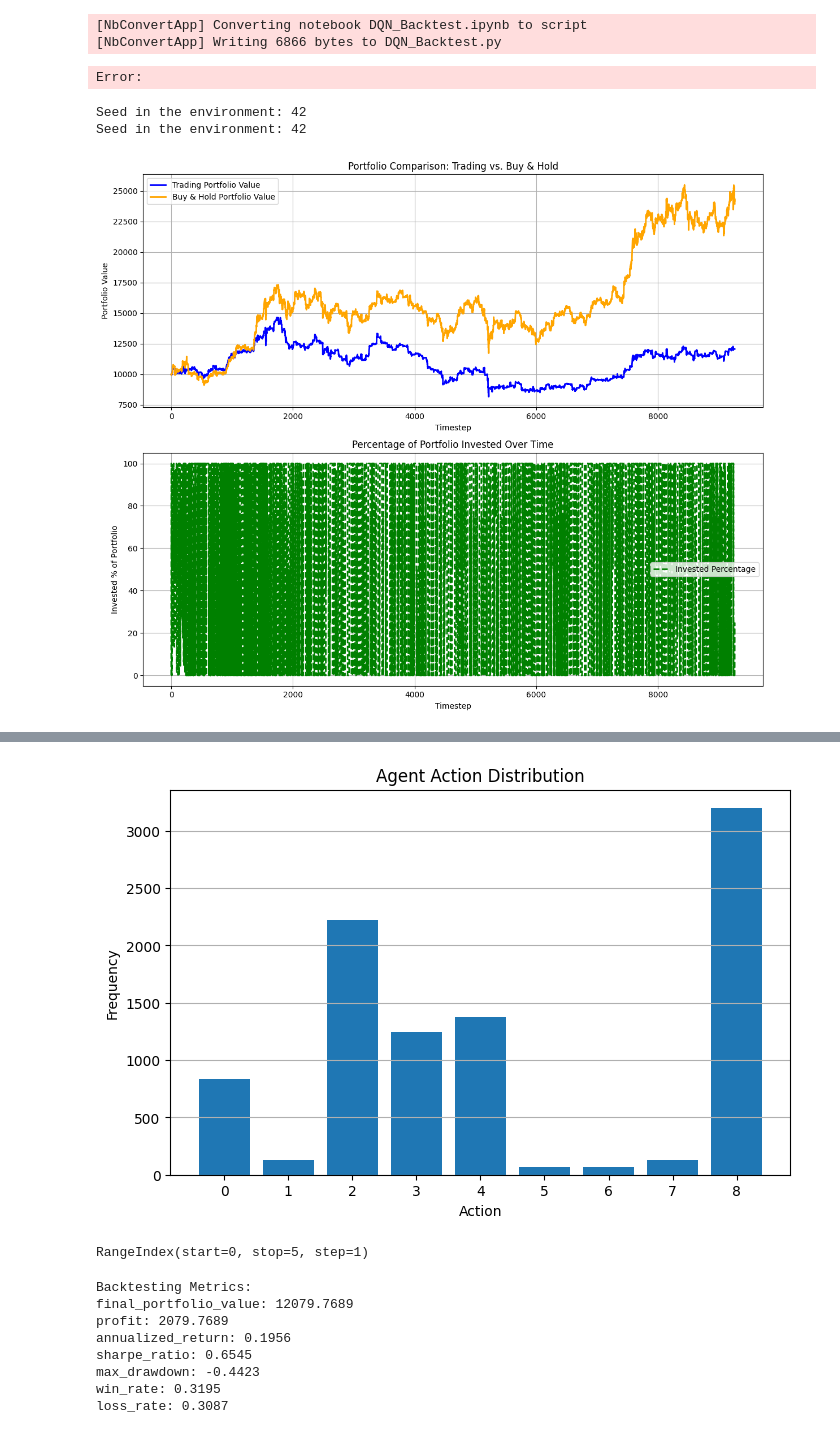
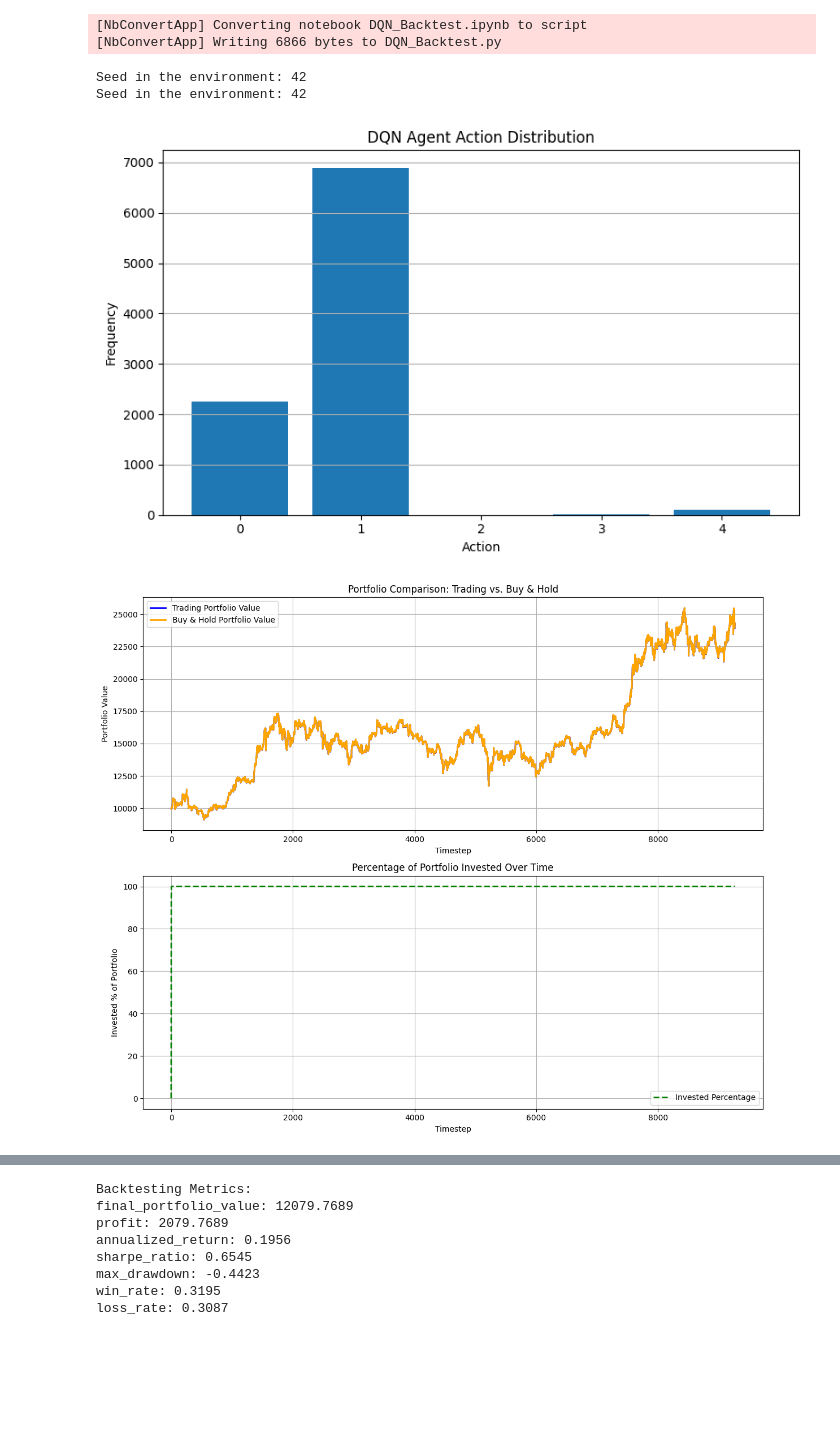
Before and after one commit to TrxtanF/Studienarbeit, a Jupyter notebook: Backtesting/RL_Backtest_Agents/DQN_Backtest.ipynb, the cells around one changed output, grey strips where cells are left out. Drawn from its saved outputs; the diff is of its cells as text; code cells hidden in the pictures; blank space fills up the shorter version.

Commit message:
DQN-Agenten

```diff
--- a/Backtesting/RL_Backtest_Agents/DQN_Backtest.ipynb
+++ b/Backtesting/RL_Backtest_Agents/DQN_Backtest.ipynb
@@ -23,9 +23,10 @@ from Environment.environment_withoutPortfolio import TradingEnv_withoutPortfolio
 import pandas as pd
 import numpy as np
 import os
+from collections import Counter
 import matplotlib.pyplot as plt
 
-MODEL_PATH = ''
+MODEL_NAME = 'DQN_optuna3_10K_timesteps'
 
 TradingEnv = TradingEnv_withPortfolio
 #TradingEnv = TradingEnv_withoutPortfolio
@@ -53,7 +54,7 @@ def run_dqn_backtest_v1():
 
     test_data_path = os.path.join(BASE_DIR, '..', '..', 'Transform_data', 'stand_data', '2025-2024_stand_data.csv')
     scaler_path = os.path.join(BASE_DIR, '..', '..', 'Transform_data', 'scaler.pkl')
-    model_path = os.path.join(BASE_DIR, '..', '..', 'Agents', 'DQN', MODEL_PATH)
+    model_path = os.path.join(BASE_DIR, '..', '..', 'Agents', 'DQN', MODEL_NAME)
 
     # === Daten laden ===
     test_data = pd.read_csv(test_data_path)
@@ -76,7 +77,7 @@ def run_dqn_backtest_v1():
     # === Environment vorbereiten ===
     test_env = TradingEnv(
         data=test_data,
-        initial_cash=1,
+        initial_cash=10000,
         window_size=336,
         scaler_path=scaler_path,
         default_seed=SEED
@@ -118,16 +119,16 @@ def run_dqn_backtest_v1():
     plt.tight_layout()
     plt.show()
 
+    test_env.render(mode='human')
     return {
         "portfolio": portfolio_series,
         "actions": action_list
     }
-# %% [output]
-Error:
 # %%
-dqn_result = run_dqn_backtest()
+dqn_result = run_dqn_backtest_v1()
 print(dqn_result["portfolio"].index[:5])
 # %% [output]
 Seed in the environment: 42
 Seed in the environment: 42
-[figure, old version]
+[figure, new version]
+[figure, new version]
@@ -135,5 +139,3 @@ Aktionen des Agenten: [4, 0, 0, 1, 5, 5, 1, 5, 8, 8, 0, 8, 2, 2, 2, 0, 3, 0, 3,
-[figure, old version]
-RangeIndex(start=0, stop=5, step=1)
 # %%
 import numpy as np
 
```
Also changed, not shown: parts of 2 cells of this notebook, 11 other files.
